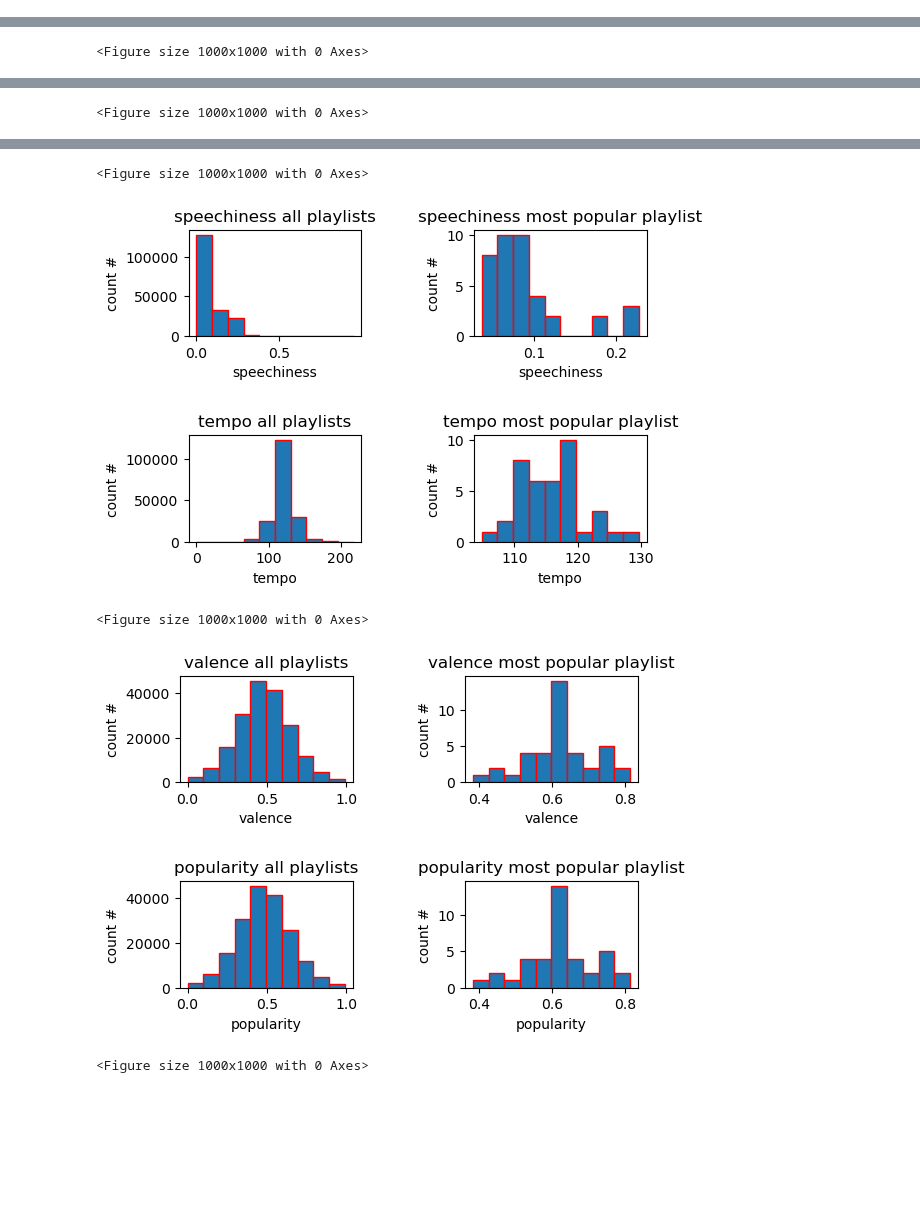
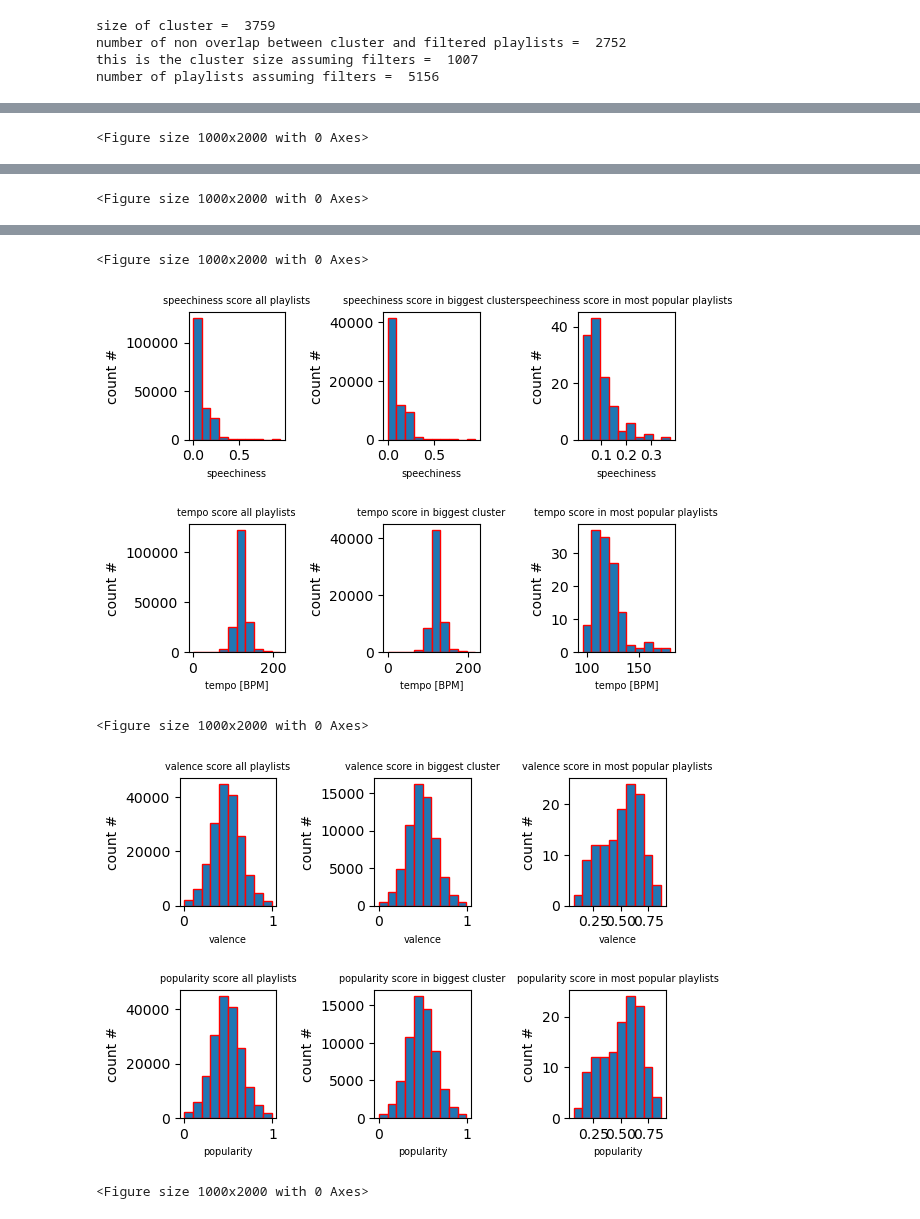
Before and after one commit to jakabfarkas/Computational_tools_project, a Jupyter notebook: Histogram and wordcloud.ipynb, the cells around one changed output, grey strips where cells are left out. Saved outputs shown, nothing was run; the diff lists cells and outputs as text; code cells hidden in the pictures; blank space fills up the shorter version.

```diff
--- a/Histogram and wordcloud.ipynb
+++ b/Histogram and wordcloud.ipynb
@@ -24,12 +28,17 @@ for data in final_data:
     temp.append(data)
 # %%
 def Convert(string):
+    """Convert a string into a list.
+    Also removes the characters '[' , ']'
+    """
     string = string.replace('[', '').replace(']', '').replace("'", '')
     li = list(string.split(", "))
     return li
 # %%
+# Creates json containing all values descriping an artist, such as genre, acoustics, etc...
 complete_playlist = {}
 for playlist in final_playlists:
+    artists = []
     genres = []
     acoustics = []
     dancability = []
@@ -42,9 +51,11 @@ for playlist in final_playlists:
     tempo = []
     valence = []
     popularity = []
+    artist = []
 
     for song in playlist:
-        genres = genres + Convert(song[5])
+        artists += Convert(song[4])
+        genres += Convert(song[5])
         acoustics.append(song[6])
         dancability.append(song[7])
         duration.append(song[8])
@@ -58,6 +69,7 @@ for playlist in final_playlists:
         popularity.append(song[15])
 
     complete_playlist[song[1]] = {}
+    complete_playlist[song[1]]['artists'] = artists
     complete_playlist[song[1]]['genres'] = genres
     complete_playlist[song[1]]['acoustics'] = acoustics
     complete_playlist[song[1]]['dancability'] = dancability
@@ -70,3 +82,17 @@ for playlist in final_playlists:
     complete_playlist[song[1]]['tempo'] = tempo
     complete_playlist[song[1]]['valence'] = valence
     complete_playlist[song[1]]['popularity'] = popularity
+# %%
+# Creates json of data in the largest cluster
+biggest_cluster = {}
+
+for key in list(complete_playlist["That's What I Like"].keys()):
+    errors = 0
+    temp = []
+    for playlist in list(cluster_data.playlist_name):
+        try:
+            temp += complete_playlist[playlist][key]
+        except:
+            errors += 1
+    biggest_cluster[key] = temp
+print(errors)
@@ -73,2 +101,24 @@ for playlist in final_playlists:
+# %%
+# Creates json of the top 5 most followed playlists
+most_popular_list = ["That's What I Like", "Jack's Playlist", 'FARRUKO', 'FEELS', 'Workout Playlist']
+
+most_popular = {}
+for key in list(complete_playlist["That's What I Like"].keys()):
+    temp = []
+    for playlist in most_popular_list:
+        temp += complete_playlist[playlist][key]
+    most_popular[key] = temp
+# %%
+# Since largest cluster contains unfiltered data, these are
+# different measures on how much data there is after filtering
+print('size of cluster = ', len(cluster_data.playlist_name))
+print('number of non overlap between cluster and filtered playlists = ', errors)
+print('this is the cluster size assuming filters = ', len(cluster_data.playlist_name) - errors)
+print('number of playlists assuming filters = ', len(complete_playlist))
+# %% [output]
+size of cluster =  3759
+number of non overlap between cluster and filtered playlists =  2752
+this is the cluster size assuming filters =  1007
+number of playlists assuming filters =  5156
 # %%
 def plotHist(x_num,y_num,keys_list):
@@ -105,10 +202,11 @@ def plotHist(x_num,y_num,keys_list):
 
     plt.show()
 # %%
+# Plots relevant histograms into subfigures
 all_keys = list(complete_playlist["That's What I Like"].keys())
-plotHist(2,2,all_keys[2:4])
-plotHist(2,2,all_keys[4:6])
-plotHist(2,2,all_keys[6:8])
-plotHist(2,2,all_keys[8:10])
-plotHist(2,2,all_keys[10:12])
+plotHist(2,3,all_keys[3:5])
+plotHist(2,3,all_keys[5:7])
+plotHist(2,3,all_keys[7:9])
+plotHist(2,3,all_keys[9:11])
+plotHist(2,3,all_keys[11:13])
 # %% [output]
@@ -116 +214 @@ plotHist(2,2,all_keys[10:12])
-<Figure size 1000x1000 with 0 Axes>
+<Figure size 1000x2000 with 0 Axes>
@@ -118 +216 @@ plotHist(2,2,all_keys[10:12])
-<Figure size 1000x1000 with 0 Axes>
+<Figure size 1000x2000 with 0 Axes>
@@ -120,6 +218,6 @@ plotHist(2,2,all_keys[10:12])
-<Figure size 1000x1000 with 0 Axes>
+<Figure size 1000x2000 with 0 Axes>
-[figure, old version]
+[figure, new version]
-<Figure size 1000x1000 with 0 Axes>
+<Figure size 1000x2000 with 0 Axes>
-[figure, old version]
+[figure, new version]
-<Figure size 1000x1000 with 0 Axes>
+<Figure size 1000x2000 with 0 Axes>
 # %%
```
Also changed, not shown: parts of 9 cells of this notebook, 3 other files.
